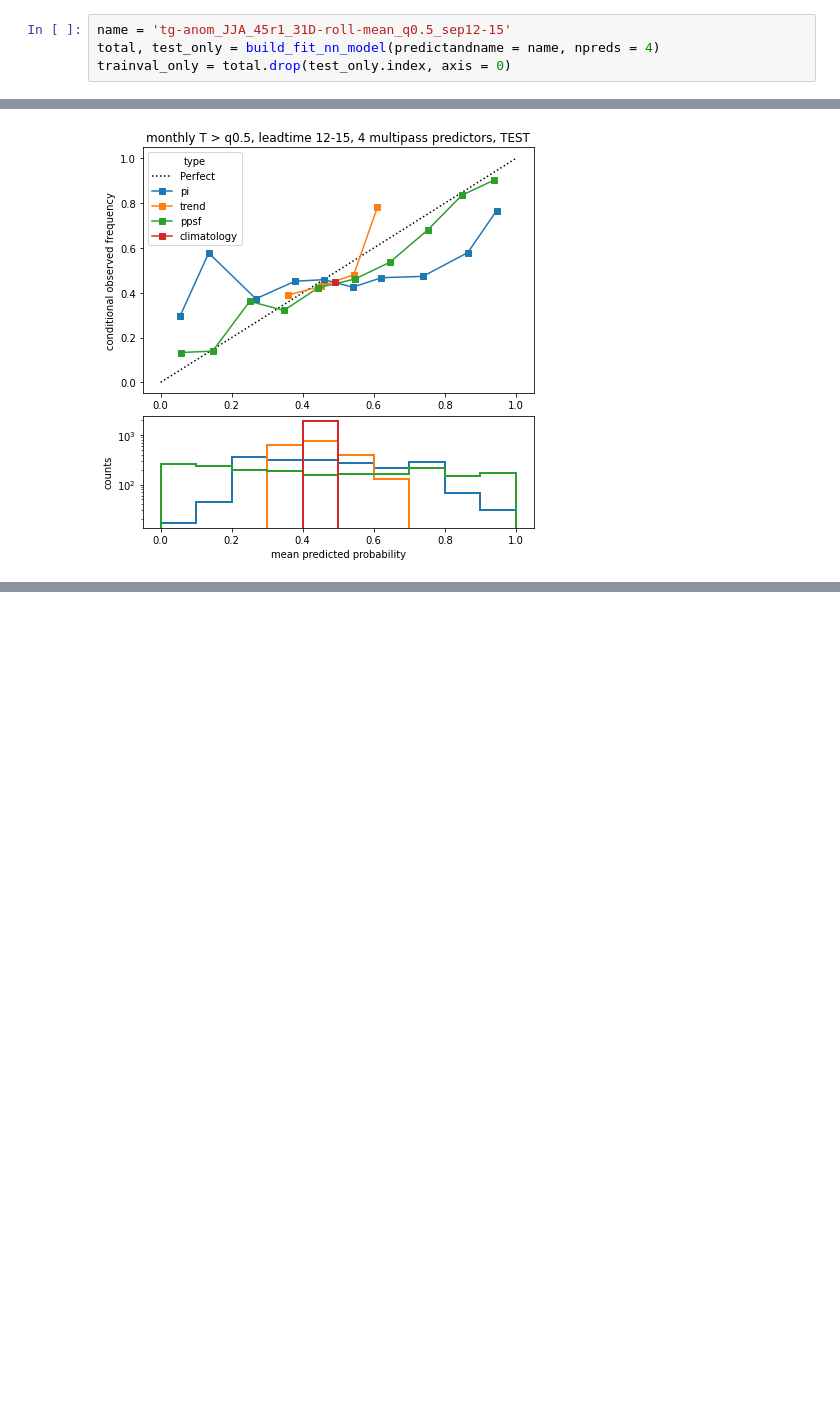
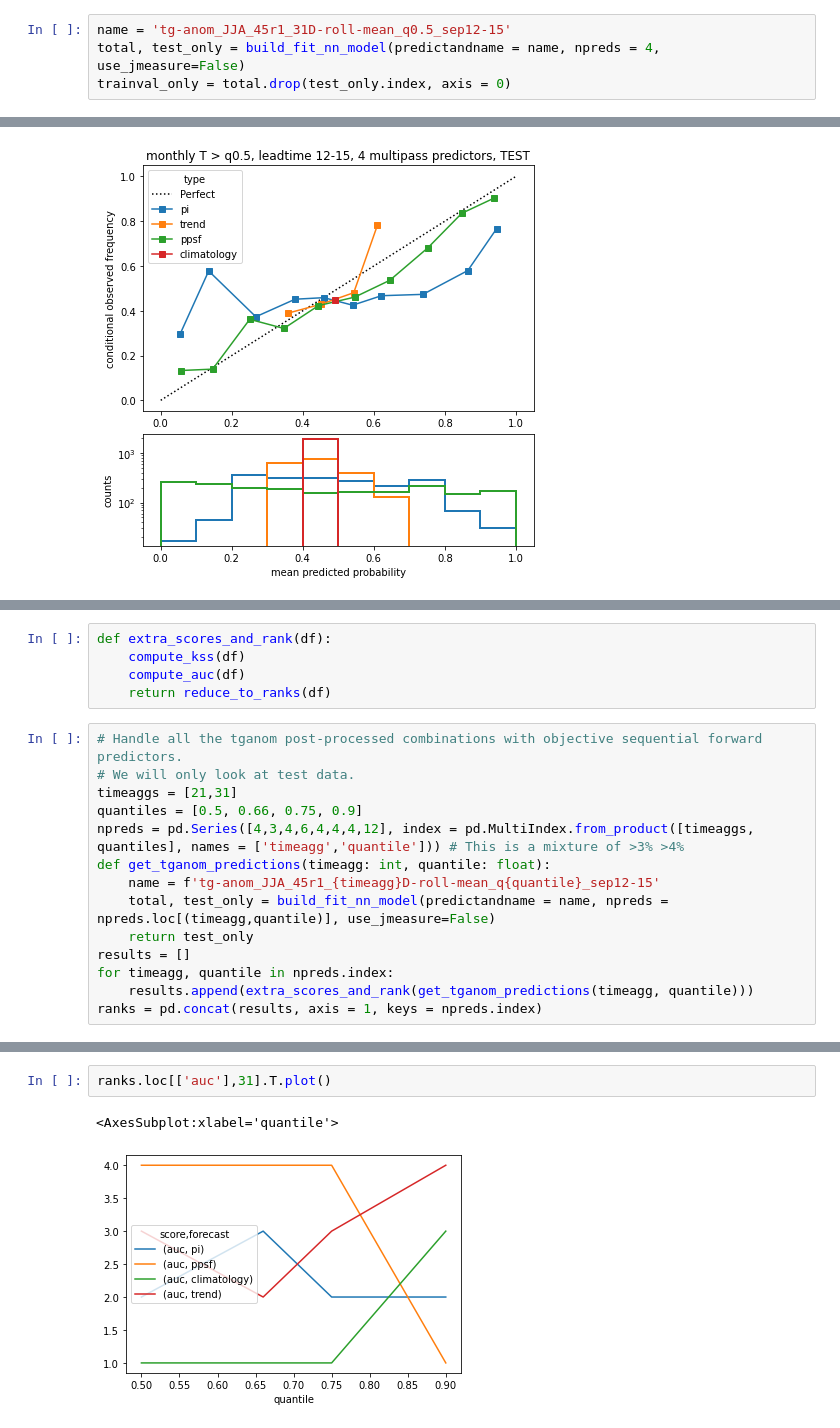
Before and after one commit to chiemvs/Hybrid, a Jupyter notebook: notebooks/verification.ipynb, the cells around one changed output, grey strips where cells are left out. Saved outputs shown, nothing was run; the diff lists cells and outputs as text; blank space fills up the shorter version.

```diff
--- a/notebooks/verification.ipynb
+++ b/notebooks/verification.ipynb
@@ -22,7 +22,7 @@ from Weave.utils import reliability_plot
 (When going through the standard objective predictor selection).
 # %%
 name = 'tg-anom_JJA_45r1_31D-roll-mean_q0.5_sep12-15'
-total, test_only = build_fit_nn_model(predictandname = name, npreds = 4)
+total, test_only = build_fit_nn_model(predictandname = name, npreds = 4, use_jmeasure=False)
 trainval_only = total.drop(test_only.index, axis = 0)
 # %% [output]
 fitting a new feature scaler
@@ -138,0 +135,19 @@ Multiple metrics, thresholds, time scales, lead times.
+# %%
+def extra_scores_and_rank(df):
+    compute_kss(df)
+    compute_auc(df)
+    return reduce_to_ranks(df)
+# %%
+# Handle all the tganom post-processed combinations with objective sequential forward predictors.
+# We will only look at test data.
+timeaggs = [21,31]
+quantiles = [0.5, 0.66, 0.75, 0.9]
+npreds = pd.Series([4,3,4,6,4,4,4,12], index = pd.MultiIndex.from_product([timeaggs, quantiles], names = ['timeagg','quantile'])) # This is a mixture of >3% >4%
+def get_tganom_predictions(timeagg: int, quantile: float):
+    name = f'tg-anom_JJA_45r1_{timeagg}D-roll-mean_q{quantile}_sep12-15'
+    total, test_only = build_fit_nn_model(predictandname = name, npreds = npreds.loc[(timeagg,quantile)], use_jmeasure=False)
+    return test_only
+results = []
+for timeagg, quantile in npreds.index:
+    results.append(extra_scores_and_rank(get_tganom_predictions(timeagg, quantile)))
+ranks = pd.concat(results, axis = 1, keys = npreds.index)
@@ -138,0 +291,5 @@ Multiple metrics, thresholds, time scales, lead times.
+# %%
+ranks.loc[['auc'],31].T.plot()
+# %% [output]
+<AxesSubplot:xlabel='quantile'>
+[figure, added]
```
Also changed, not shown: parts of 5 cells of this notebook, 5 other files.
